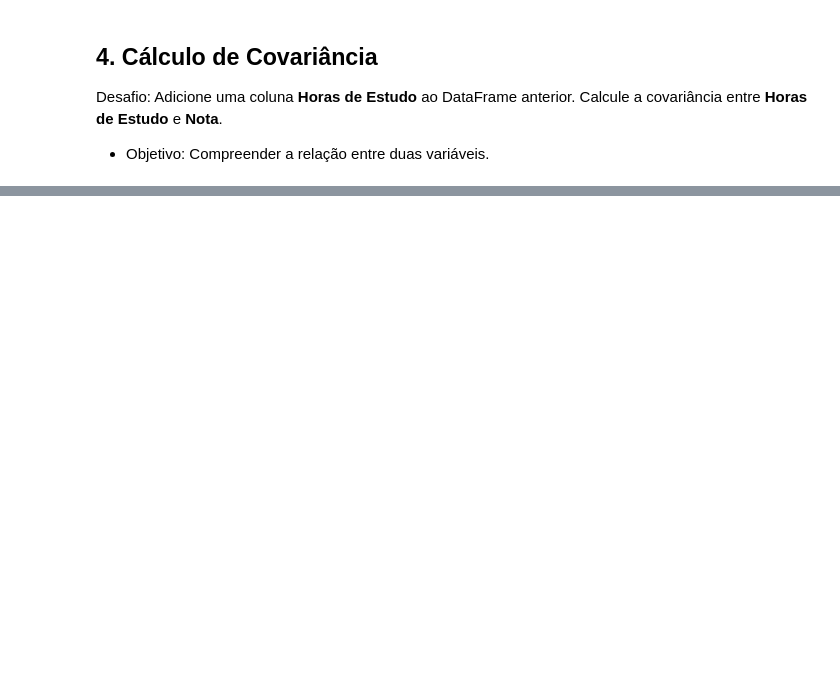
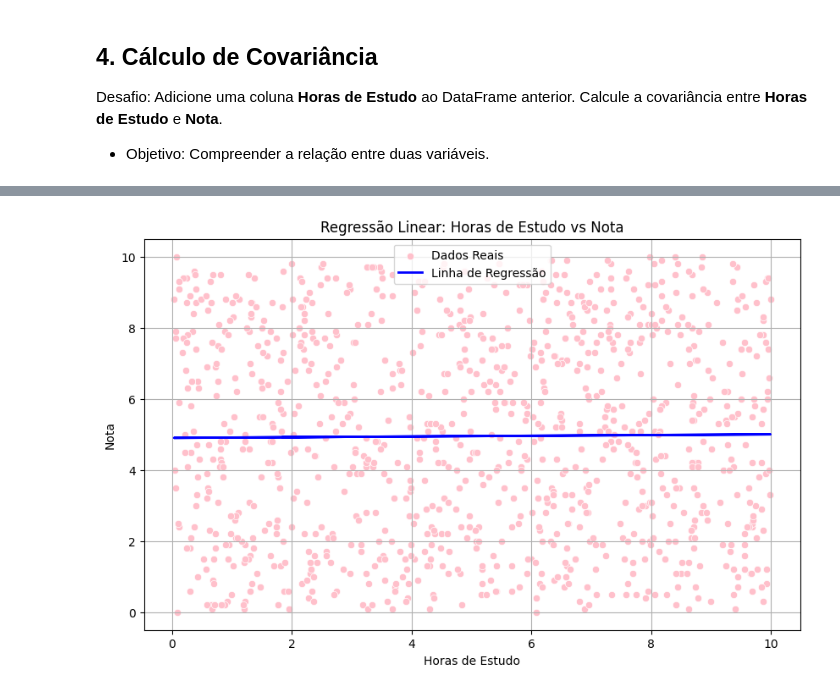
Before and after one commit to victoriawermelinger/SoulCode, a Jupyter notebook: Bootcamp - ANALISE DE DADOS/Exercicio Estatística/Lista de Desafios de Estatística.ipynb, the cells around one changed output, grey strips where cells are left out. Drawn from its saved outputs; the diff is of its cells as text; code cells hidden in the pictures; blank space fills up the shorter version.

```diff
--- a/Bootcamp - ANALISE DE DADOS/Exercicio Estatística/Lista de Desafios de Estatística.ipynb
+++ b/Bootcamp - ANALISE DE DADOS/Exercicio Estatística/Lista de Desafios de Estatística.ipynb
@@ -145,0 +154,24 @@ Nota                    0.274909  8.245057
+# %%
+# Definir variáveis independentes (X) e dependentes (y)
+X = df_alunos[['Horas de Estudo']]
+y = df_alunos['Nota']
+
+# Ajustar o modelo de regressão linear
+modelo = LinearRegression()
+modelo.fit(X, y)
+
+# Fazer previsões
+y_pred = modelo.predict(X)
+
+# Plotar os dados e a linha de regressão
+plt.figure(figsize=(10, 6))
+sns.scatterplot(x=X['Horas de Estudo'], y=y, label='Dados Reais', color='pink')
+plt.plot(X['Horas de Estudo'], y_pred, color='blue', linewidth=2, label='Linha de Regressão')
+plt.title('Regressão Linear: Horas de Estudo vs Nota')
+plt.xlabel('Horas de Estudo')
+plt.ylabel('Nota')
+plt.legend()
+plt.grid()
+plt.show()
+# %% [output]
+[figure, added]
```
Also changed, not shown: parts of 10 cells of this notebook.
